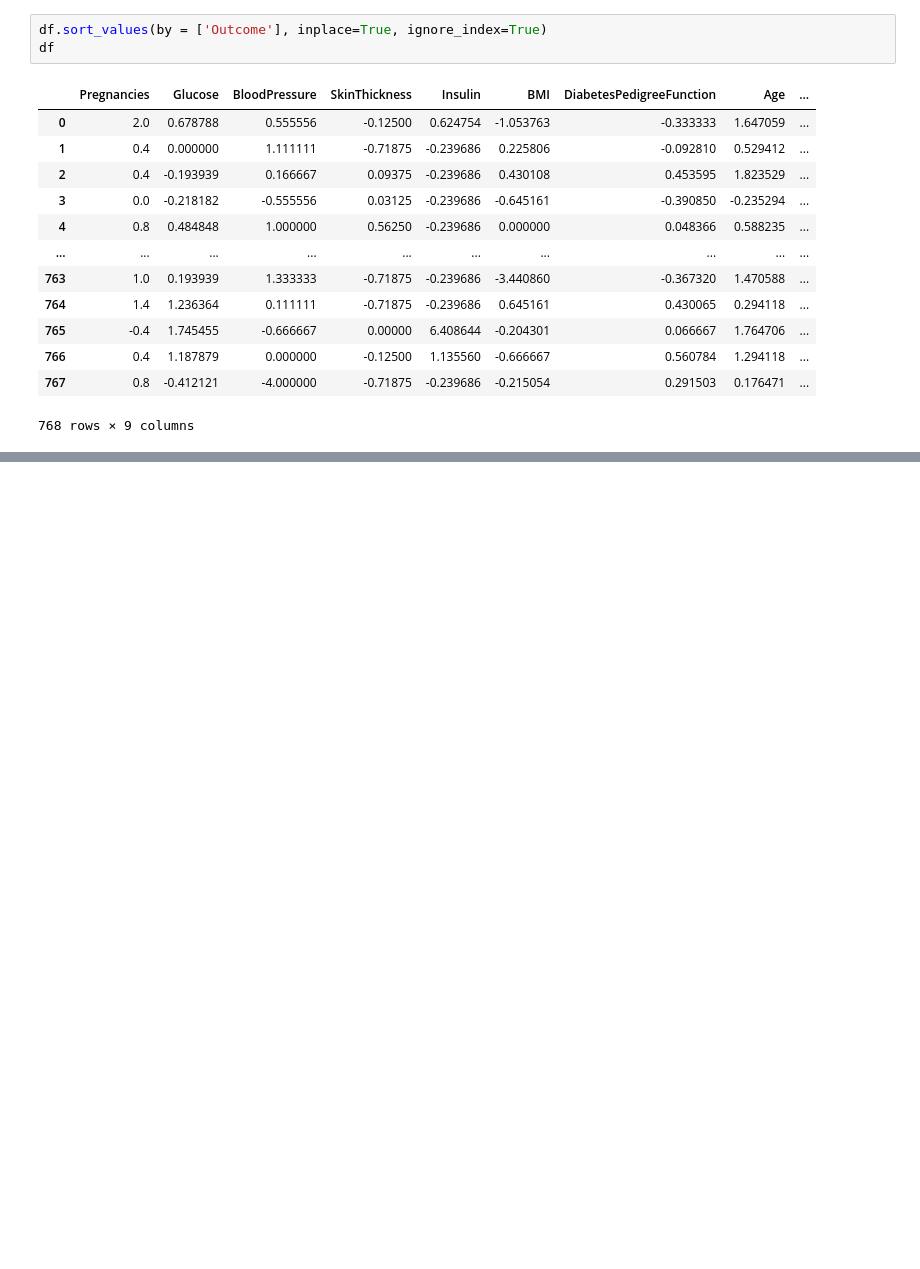
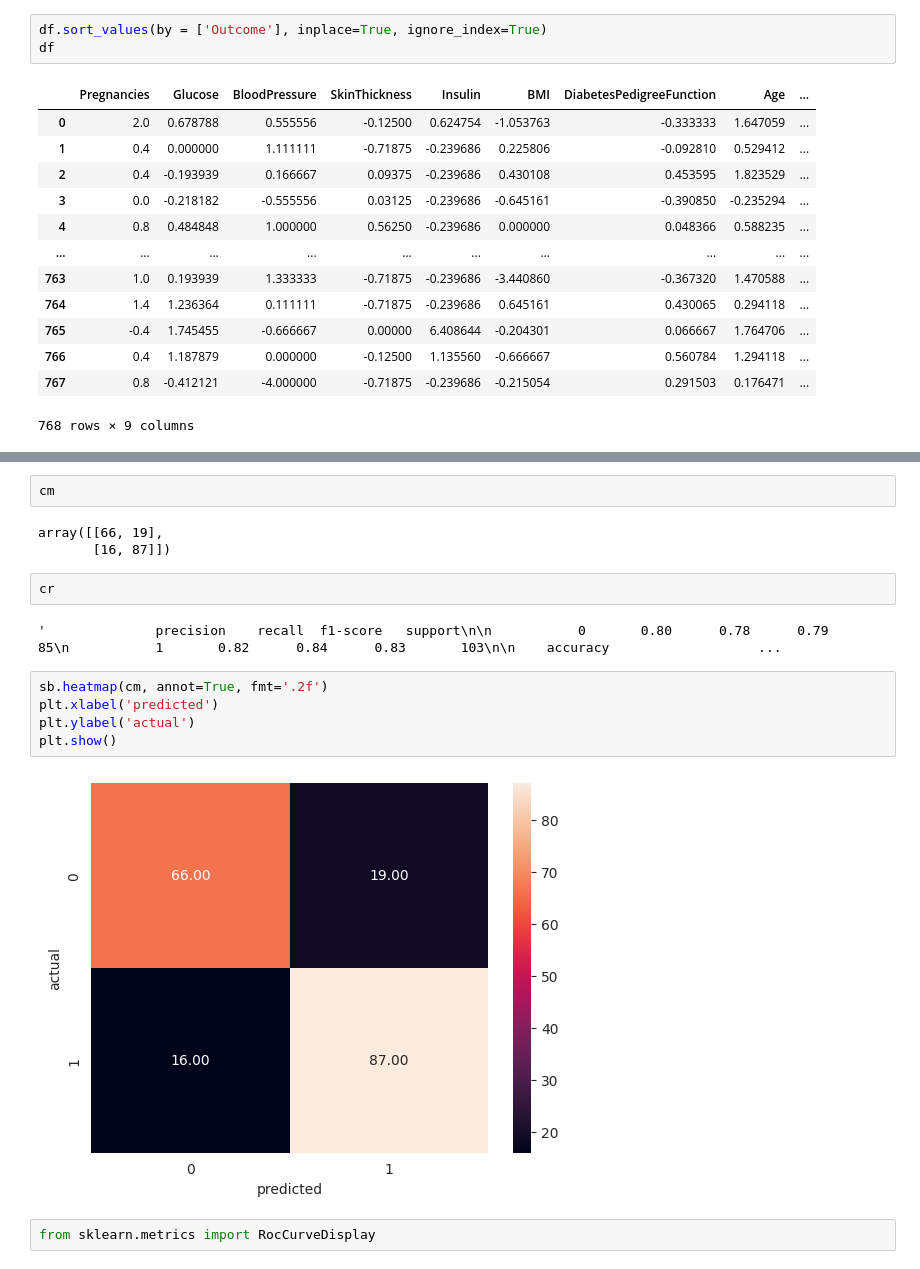
Before and after one commit to Ebratul/practices, a Jupyter notebook: diabetis_kaggle.ipynb, the cells around one changed output, grey strips where cells are left out. Saved outputs shown, nothing was run; the diff lists cells and outputs as text; blank space fills up the shorter version.

```diff
--- a/diabetis_kaggle.ipynb
+++ b/diabetis_kaggle.ipynb
@@ -179,0 +500,18 @@ df
+# %%
+cm
+# %% [output]
+array([[66, 19],
+       [16, 87]])
+# %%
+cr
+# %% [output]
+'              precision    recall  f1-score   support\n\n           0       0.80      0.78      0.79        85\n           1       0.82      0.84      0.83       103\n\n    accuracy                   ...
+# %%
+sb.heatmap(cm, annot=True, fmt='.2f')
+plt.xlabel('predicted')
+plt.ylabel('actual')
+plt.show()
+# %% [output]
+[figure, added]
+# %%
+from sklearn.metrics import RocCurveDisplay
```
Also changed, not shown: parts of 44 cells of this notebook.
